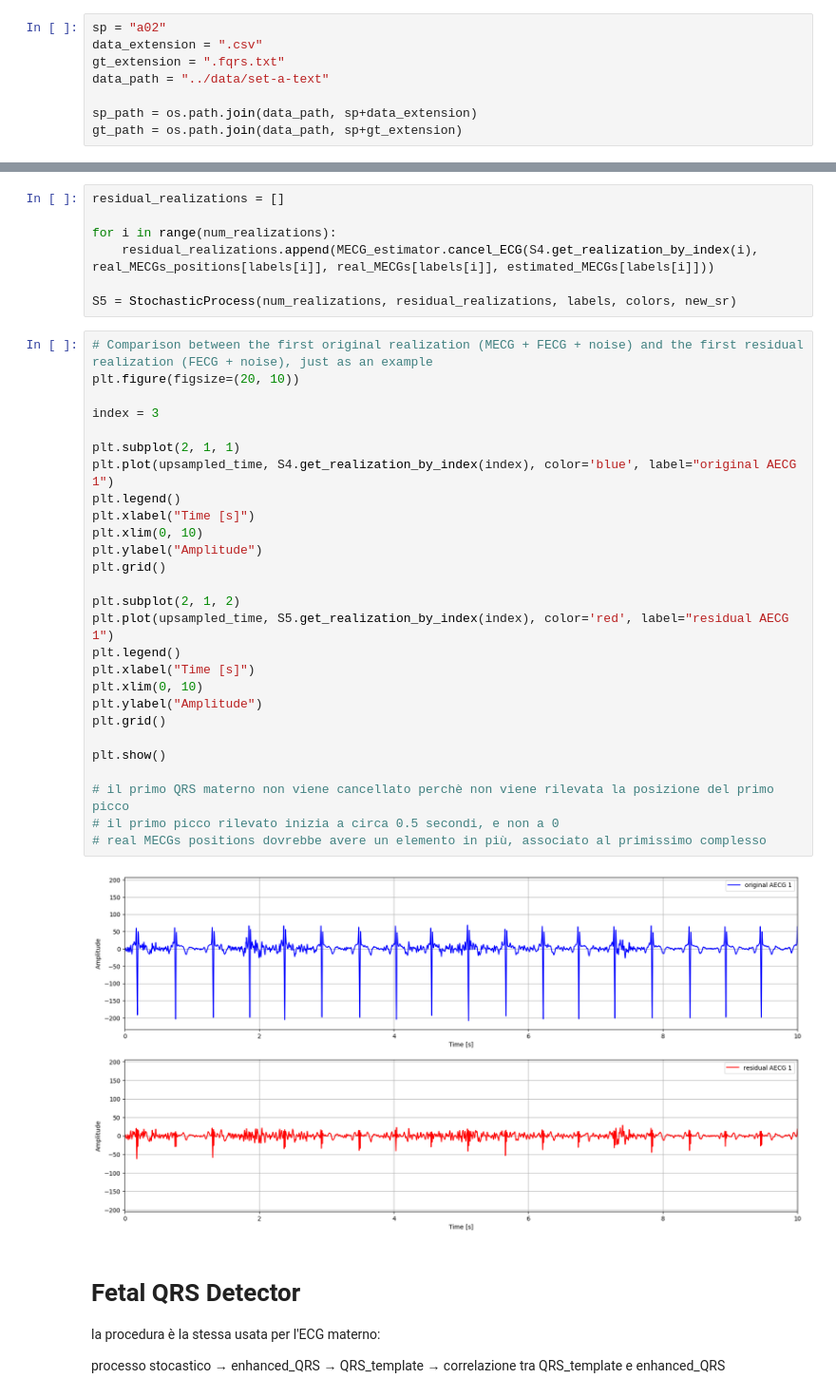
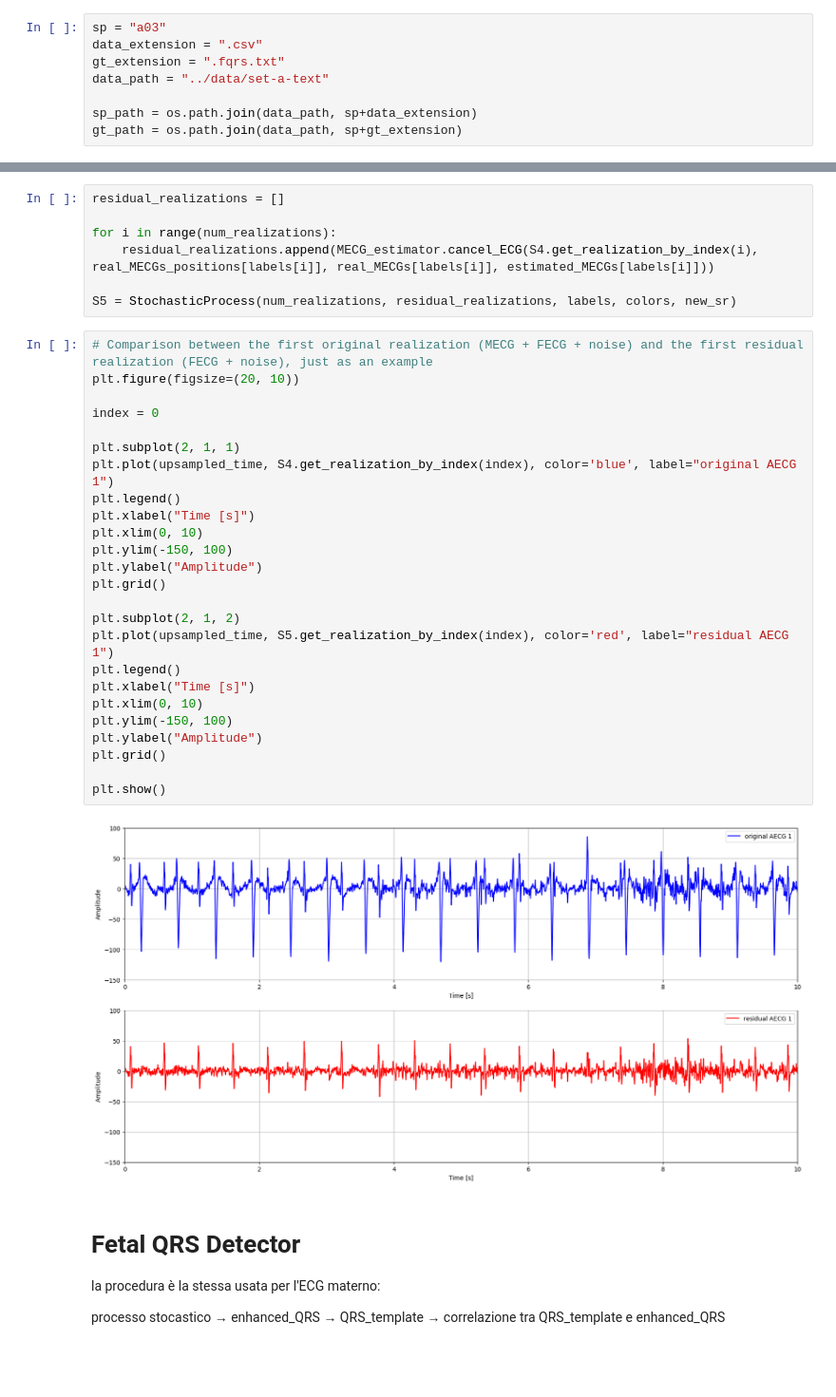
Before and after one commit to EmanueleGiavardi/BSP_project, a Jupyter notebook: src/main.ipynb, the cells around one changed output, grey strips where cells are left out. Shown at 95% size. Cells and saved outputs as stored; diff of their text form; blank space fills up the shorter version.

```diff
--- a/src/main.ipynb
+++ b/src/main.ipynb
@@ -16,7 +13,7 @@ from modules.QRSdetector import QRSdetector
 from modules.ECGestimator import ECGestimator
 from modules.Evaluator import Evaluator
 # %%
-sp = "a02"
+sp = "a03"
 data_extension = ".csv"
 gt_extension = ".fqrs.txt"
 data_path = "../data/set-a-text"
@@ -324,32 +319,30 @@ S5 = StochasticProcess(num_realizations, residual_realizations, labels, colors,
 # %%
 # Comparison between the first original realization (MECG + FECG + noise) and the first residual realization (FECG + noise), just as an example
 plt.figure(figsize=(20, 10))
 
-index = 3
+index = 0
 
 plt.subplot(2, 1, 1)
 plt.plot(upsampled_time, S4.get_realization_by_index(index), color='blue', label="original AECG 1")
 plt.legend()
 plt.xlabel("Time [s]")
 plt.xlim(0, 10)
+plt.ylim(-150, 100)
 plt.ylabel("Amplitude")
 plt.grid()
 
 plt.subplot(2, 1, 2)
 plt.plot(upsampled_time, S5.get_realization_by_index(index), color='red', label="residual AECG 1")
 plt.legend()
 plt.xlabel("Time [s]")
 plt.xlim(0, 10)
+plt.ylim(-150, 100)
 plt.ylabel("Amplitude")
 plt.grid()
 
 plt.show()
-
-# il primo QRS materno non viene cancellato perchè non viene rilevata la posizione del primo picco
-# il primo picco rilevato inizia a circa 0.5 secondi, e non a 0
-# real MECGs positions dovrebbe avere un elemento in più, associato al primissimo complesso
 # %% [output]
-[figure, old version]
+[figure, new version]
 # %% [markdown]
 # **Fetal QRS Detector**
 
```
Also changed, not shown: parts of 17 cells of this notebook, 2 other files.
